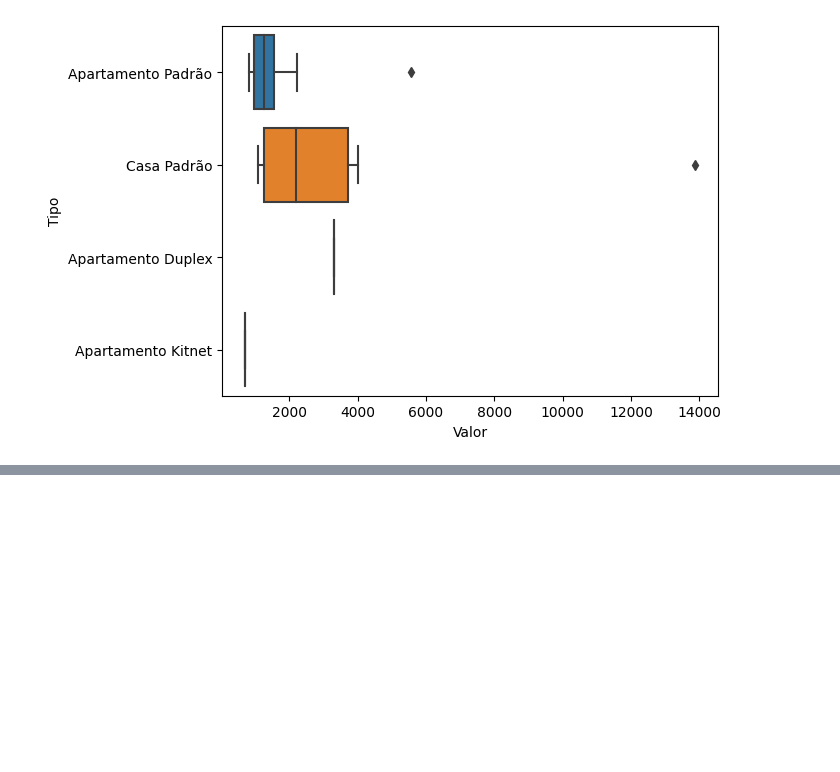
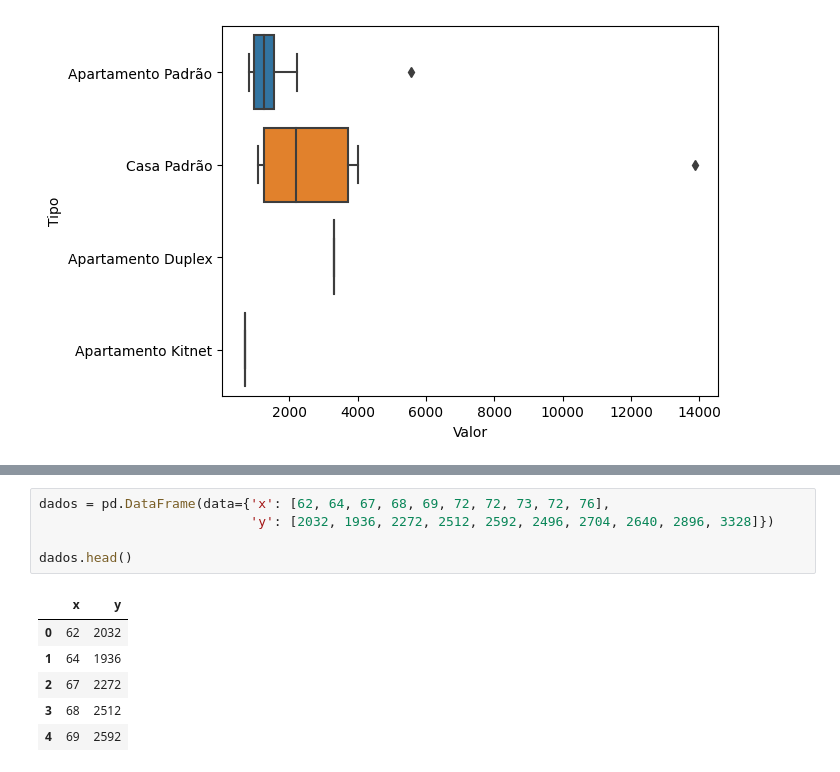
Before and after one commit to naomyduarteg/mba_datascience_usp, a Jupyter notebook: Estatistica.ipynb, the cells around one changed output, grey strips where cells are left out. Saved outputs shown, nothing was run; the diff lists cells and outputs as text; blank space fills up the shorter version.

```diff
--- a/Estatistica.ipynb
+++ b/Estatistica.ipynb
@@ -205,0 +291,12 @@ plt.show()
+# %%
+dados = pd.DataFrame(data={'x': [62, 64, 67, 68, 69, 72, 72, 73, 72, 76],
+                           'y': [2032, 1936, 2272, 2512, 2592, 2496, 2704, 2640, 2896, 3328]})
+
+dados.head()
+# %% [output]
+|  | x | y |
+| 0 | 62 | 2032 |
+| 1 | 64 | 1936 |
+| 2 | 67 | 2272 |
+| 3 | 68 | 2512 |
+| 4 | 69 | 2592 |
```
Also changed, not shown: parts of 15 cells of this notebook.
